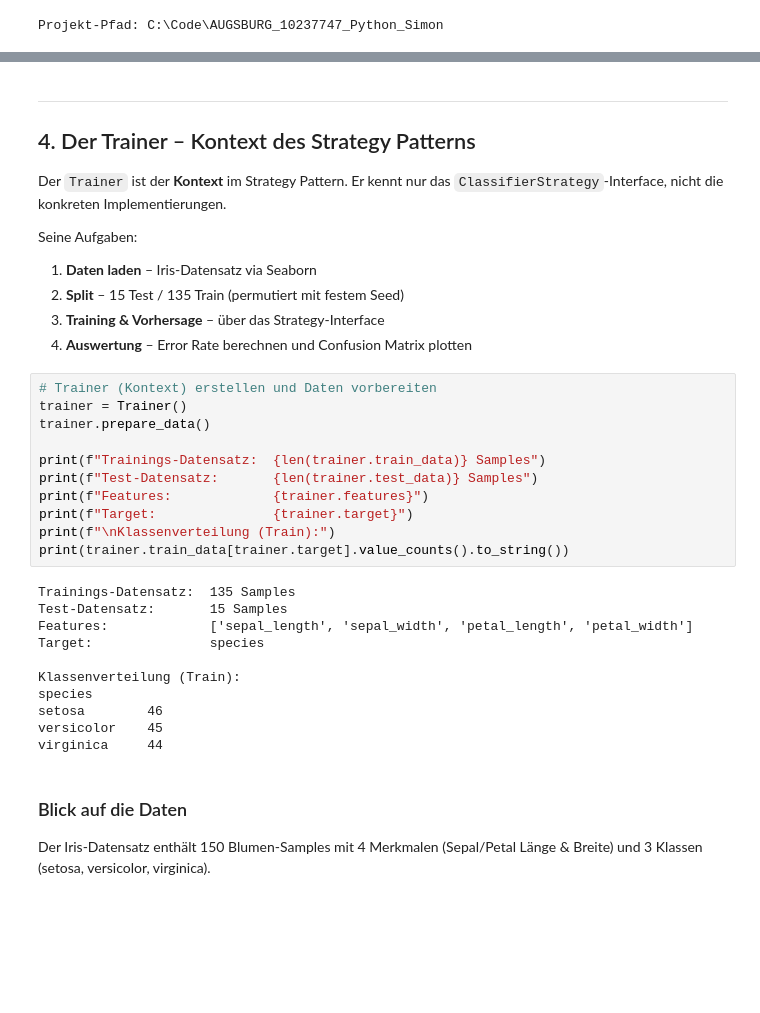
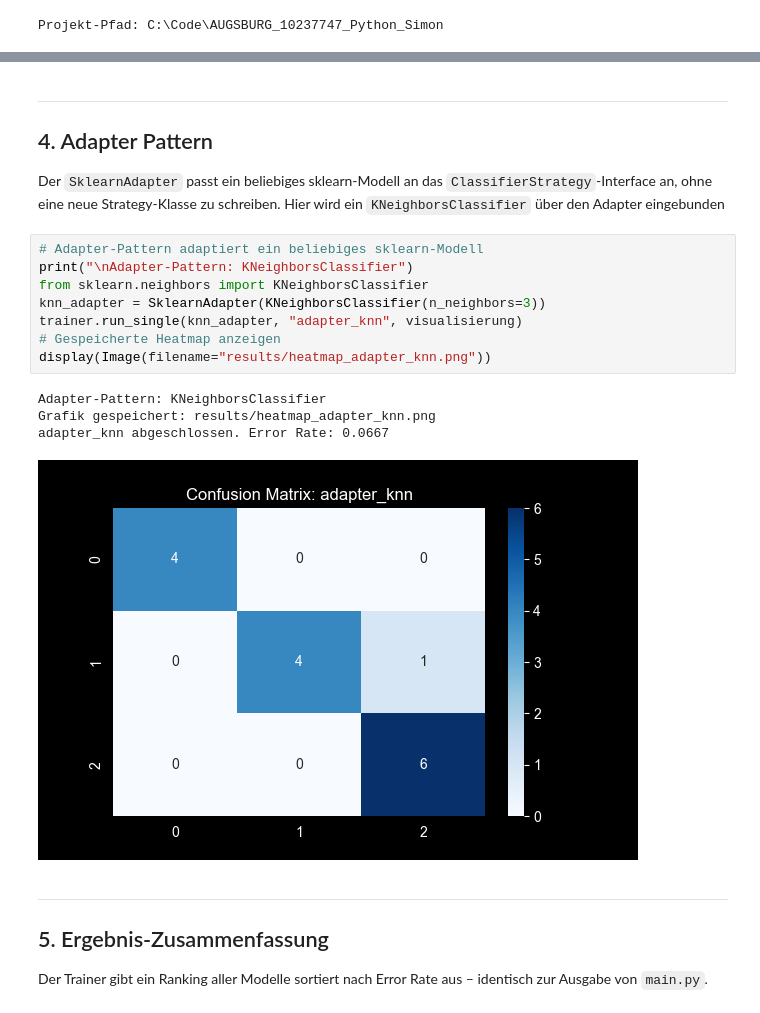
Before and after one commit to luapwei/ml-classifier-benchmark, a Jupyter notebook: notebooks/Projekt.ipynb, the cells around one changed output, grey strips where cells are left out. Cells and saved outputs as stored; diff of their text form; blank space fills up the shorter version.

```diff
--- a/notebooks/Projekt.ipynb
+++ b/notebooks/Projekt.ipynb
@@ -173,38 +157,24 @@ Beispiel-Erzeugung:
 # %% [markdown]
 ---
-## 4. Der Trainer – Kontext des Strategy Patterns
+## 4. Adapter Pattern
 
-Der `Trainer` ist der **Kontext** im Strategy Pattern. Er kennt nur das `ClassifierStrategy`-Interface, nicht die konkreten Implementierungen.
-
-Seine Aufgaben:
-1. **Daten laden** – Iris-Datensatz via Seaborn
-2. **Split** – 15 Test / 135 Train (permutiert mit festem Seed)
-3. **Training & Vorhersage** – über das Strategy-Interface
-4. **Auswertung** – Error Rate berechnen und Confusion Matrix plotten
+Der `SklearnAdapter` passt ein beliebiges sklearn-Modell an das `ClassifierStrategy`-Interface an, ohne eine neue Strategy-Klasse zu schreiben. Hier wird ein `KNeighborsClassifier` über den Adapter eingebunden
 # %%
-# Trainer (Kontext) erstellen und Daten vorbereiten
-trainer = Trainer()
-trainer.prepare_data()
-
-print(f"Trainings-Datensatz:  {len(trainer.train_data)} Samples")
-print(f"Test-Datensatz:       {len(trainer.test_data)} Samples")
-print(f"Features:             {trainer.features}")
-print(f"Target:               {trainer.target}")
-print(f"\nKlassenverteilung (Train):")
-print(trainer.train_data[trainer.target].value_counts().to_string())
+# Adapter-Pattern adaptiert ein beliebiges sklearn-Modell
+print("\nAdapter-Pattern: KNeighborsClassifier")
+from sklearn.neighbors import KNeighborsClassifier
+knn_adapter = SklearnAdapter(KNeighborsClassifier(n_neighbors=3))
+trainer.run_single(knn_adapter, "adapter_knn", visualisierung)
+# Gespeicherte Heatmap anzeigen
+display(Image(filename="results/heatmap_adapter_knn.png"))
 # %% [output]
-Trainings-Datensatz:  135 Samples
-Test-Datensatz:       15 Samples
-Features:             ['sepal_length', 'sepal_width', 'petal_length', 'petal_width']
-Target:               species
-
-Klassenverteilung (Train):
-species
-setosa        46
-versicolor    45
-virginica     44
+Adapter-Pattern: KNeighborsClassifier
+Grafik gespeichert: results/heatmap_adapter_knn.png
+adapter_knn abgeschlossen. Error Rate: 0.0667
+[figure, added]
 # %% [markdown]
-### Blick auf die Daten
+---
+## 5. Ergebnis-Zusammenfassung
 
-Der Iris-Datensatz enthält 150 Blumen-Samples mit 4 Merkmalen (Sepal/Petal Länge & Breite) und 3 Klassen (setosa, versicolor, virginica).
+Der Trainer gibt ein Ranking aller Modelle sortiert nach Error Rate aus – identisch zur Ausgabe von `main.py`.
 # %%
```
Also changed, not shown: parts of 19 cells of this notebook.
